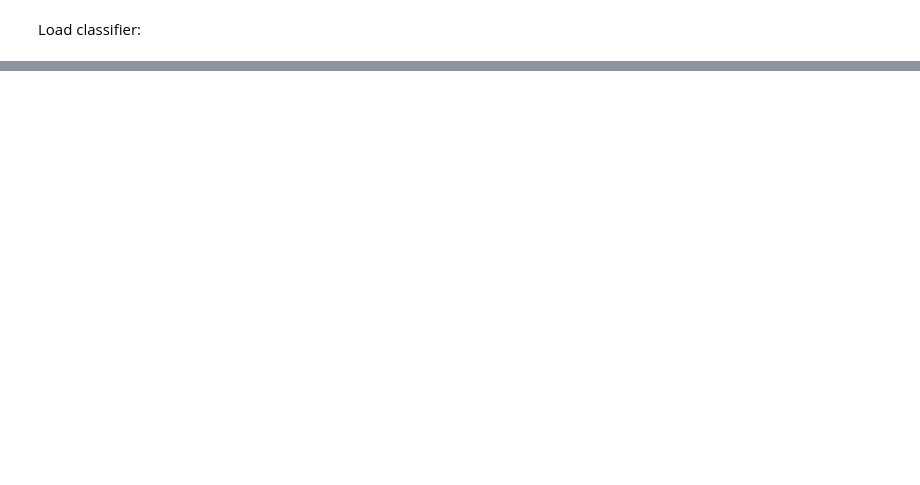
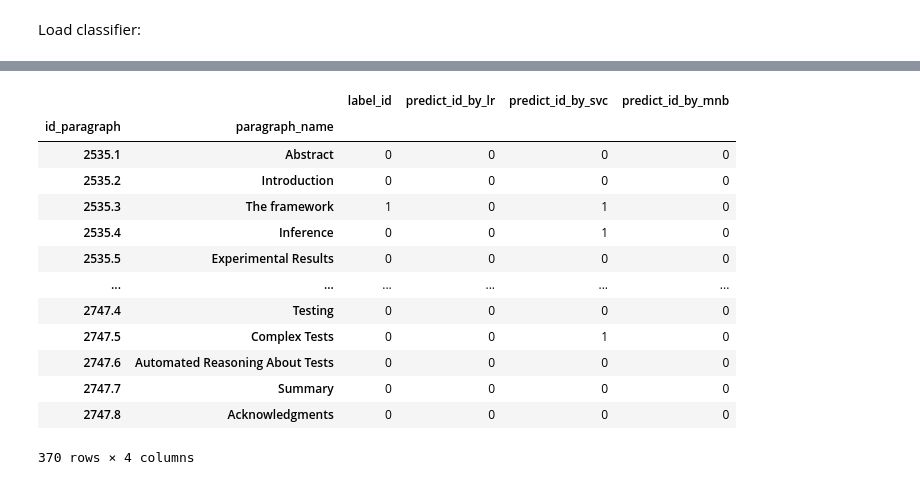
Before and after one commit to maurorondina/tesi, a Jupyter notebook: prediction_pd/AI_5-testSet.ipynb, the cells around one changed output, grey strips where cells are left out. Cells and saved outputs as stored; diff of their text form; code cells hidden in the pictures; blank space fills up the shorter version.

```diff
--- a/prediction_pd/AI_5-testSet.ipynb
+++ b/prediction_pd/AI_5-testSet.ipynb
@@ -260,0 +226,25 @@ for _, row in df_pd_pred.iterrows():
+# %%
+df_test_paragraph.drop('id_subsection', axis=1, inplace=True)
+df_test_paragraph.drop('text_subsection', axis=1, inplace=True)
+df_test_paragraph.drop('label_subsection', axis=1, inplace=True)
+
+df_test_paragraph = df_test_paragraph.groupby(['id_paragraph', 'paragraph_name']).sum()
+# %%
+for column in df_test_paragraph.columns:
+    df_test_paragraph.loc[df_test_paragraph[column] > 0, column] = 1
+df_test_paragraph
+# %% [output]
+|  |  | label_id | predict_id_by_lr | predict_id_by_svc | predict_id_by_mnb |
+| id_paragraph | paragraph_name |  |  |  |  |
+| 2535.1 | Abstract | 0 | 0 | 0 | 0 |
+| 2535.2 | Introduction | 0 | 0 | 0 | 0 |
+| 2535.3 | The framework | 1 | 0 | 1 | 0 |
+| 2535.4 | Inference | 0 | 0 | 1 | 0 |
+| 2535.5 | Experimental Results | 0 | 0 | 0 | 0 |
+| ... | ... | ... | ... | ... | ... |
+| 2747.4 | Testing | 0 | 0 | 0 | 0 |
+| 2747.5 | Complex Tests | 0 | 0 | 1 | 0 |
+| 2747.6 | Automated Reasoning About Tests | 0 | 0 | 0 | 0 |
+| 2747.7 | Summary | 0 | 0 | 0 | 0 |
+| 2747.8 | Acknowledgments | 0 | 0 | 0 | 0 |
+370 rows × 4 columns
```
Also changed, not shown: parts of 38 cells of this notebook, 18 other files.
